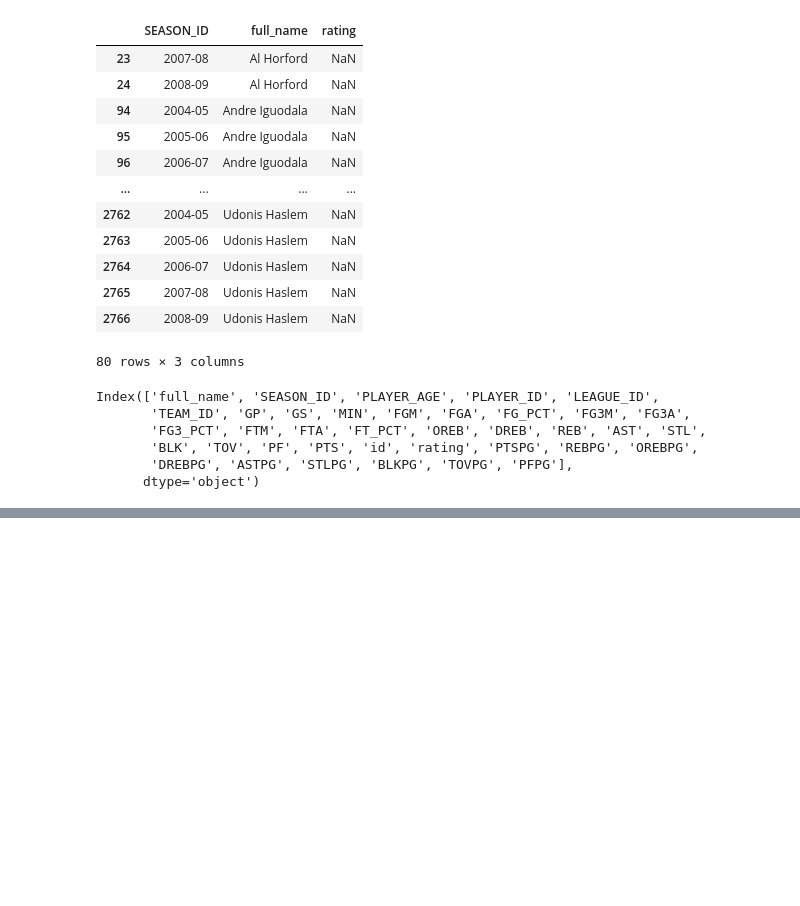
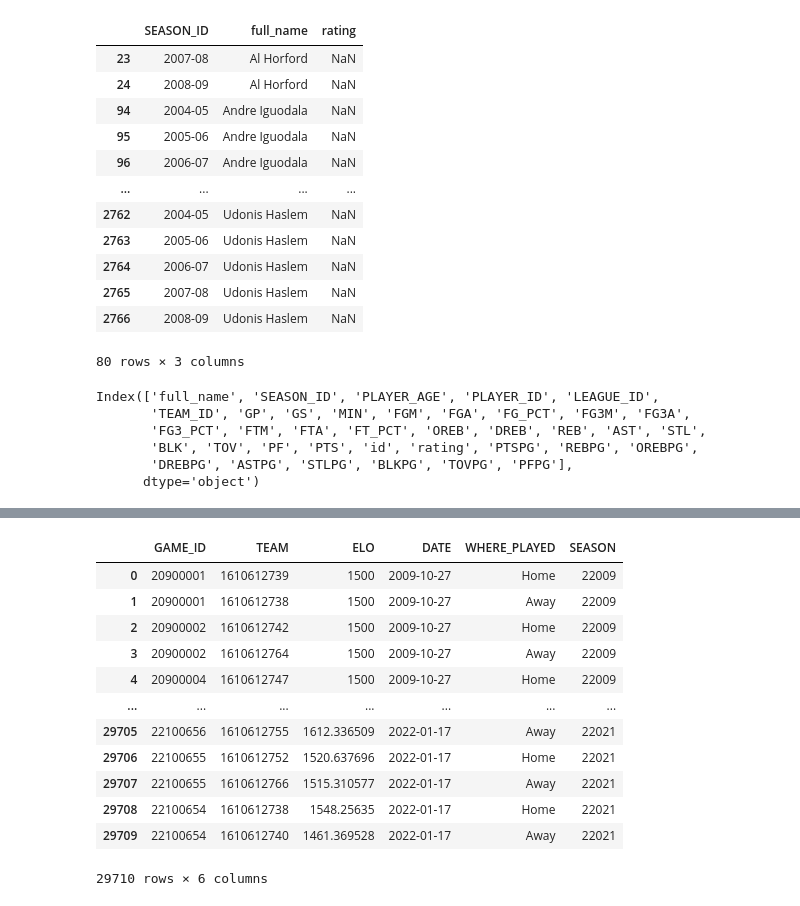
Before and after one commit to taryll/NBA_project, a Jupyter notebook: notebooks/02-Data_cleaning.ipynb, the cells around one changed output, grey strips where cells are left out. Drawn from its saved outputs; the diff is of its cells as text; code cells hidden in the pictures; blank space fills up the shorter version.

```diff
--- a/notebooks/02-Data_cleaning.ipynb
+++ b/notebooks/02-Data_cleaning.ipynb
@@ -177,0 +205,4 @@ df_player_rating_stats.to_csv(df_path_interim + "df_player_rating_stats.csv", in
+# %%
+df_home_games, df_away_games = create_df_nba_games(df_nba_games)
+# %%
+df_nba_merg = pd.merge(df_home_games, df_away_games, how = "inner", left_on = "H_GAME_ID", right_on = "A_GAME_ID")
@@ -177,0 +369,16 @@ df_player_rating_stats.to_csv(df_path_interim + "df_player_rating_stats.csv", in
+# %%
+df_teams_elo
+# %% [output]
+|  | GAME_ID | TEAM | ELO | DATE | WHERE_PLAYED | SEASON |
+| 0 | 20900001 | 1610612739 | 1500 | 2009-10-27 | Home | 22009 |
+| 1 | 20900001 | 1610612738 | 1500 | 2009-10-27 | Away | 22009 |
+| 2 | 20900002 | 1610612742 | 1500 | 2009-10-27 | Home | 22009 |
+| 3 | 20900002 | 1610612764 | 1500 | 2009-10-27 | Away | 22009 |
+| 4 | 20900004 | 1610612747 | 1500 | 2009-10-27 | Home | 22009 |
+| ... | ... | ... | ... | ... | ... | ... |
+| 29705 | 22100656 | 1610612755 | 1612.336509 | 2022-01-17 | Away | 22021 |
+| 29706 | 22100655 | 1610612752 | 1520.637696 | 2022-01-17 | Home | 22021 |
+| 29707 | 22100655 | 1610612766 | 1515.310577 | 2022-01-17 | Away | 22021 |
+| 29708 | 22100654 | 1610612738 | 1548.25635 | 2022-01-17 | Home | 22021 |
+| 29709 | 22100654 | 1610612740 | 1461.369528 | 2022-01-17 | Away | 22021 |
+29710 rows × 6 columns
```
Also changed, not shown: parts of 24 cells of this notebook, 2 other files.
